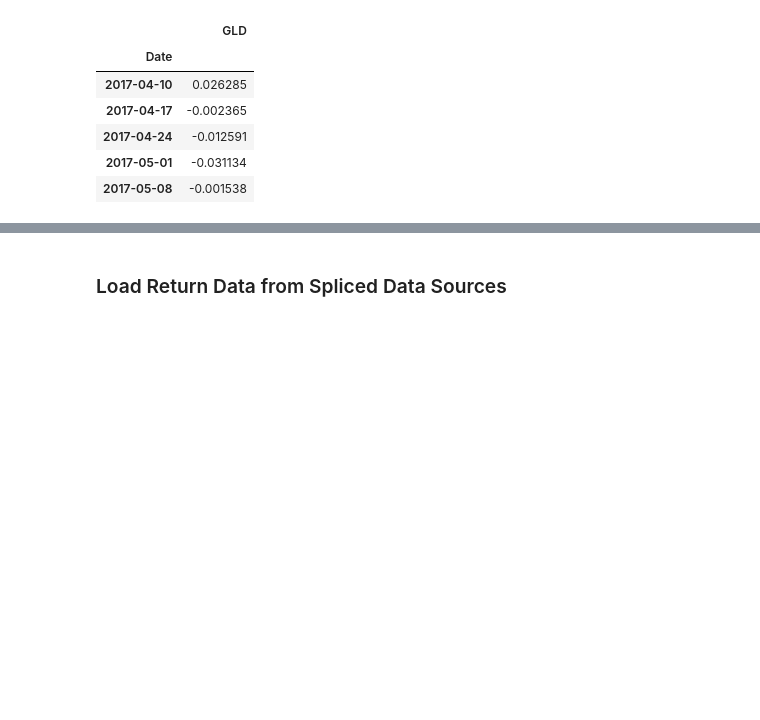
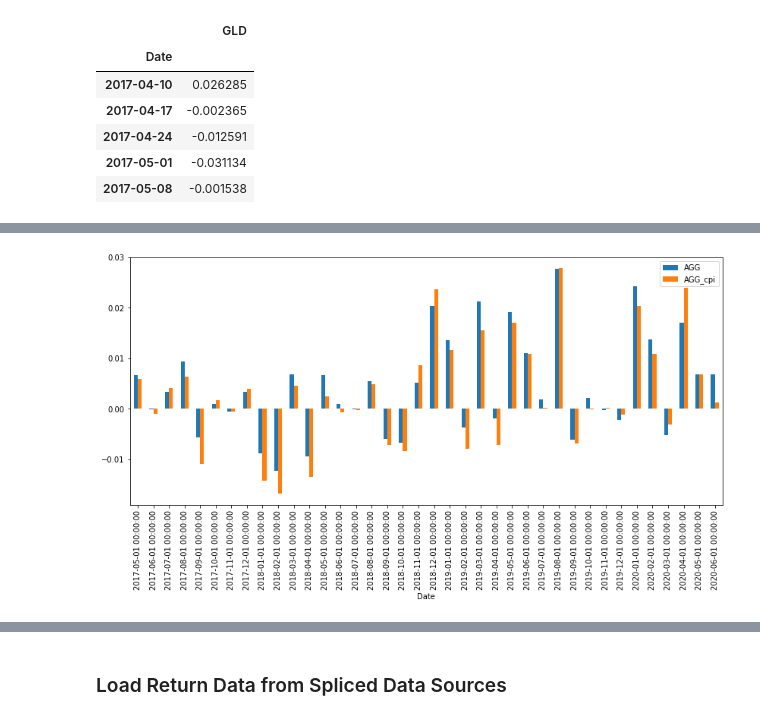
Before and after one commit to rickatx/rfpfolio, a Jupyter notebook: 00_core.ipynb, the cells around one changed output, grey strips where cells are left out. Cells and saved outputs as stored; diff of their text form; code cells hidden in the pictures; blank space fills up the shorter version.

Commit message:
feat: Add support for CPI adjustment

```diff
--- a/00_core.ipynb
+++ b/00_core.ipynb
@@ -92,18 +92,36 @@ class PriceSource:
             tik_dict = {tik:  self._load_adjusted_prices_single(tik, subdir) for tik in tickers}
             return pd.concat([tik_dict[tik] for tik in tickers], axis=1, join='inner')
 
-    def _load_period_returns_single(self, ticker, subdir=None):
+    def _load_period_returns_single(self, ticker, subdir=None, cpi_ticker=None):
         """Submethod of load_period_returns(). Load period returns from a single file.
 
         Args:
           - ticker: Filename, excluding '.csv' extension.
           - subdir: Subdirectory of root to load file from
+          - cpi_df: If not None, use CPI data to adjust prices to current. (col 'CPI', indexed by date)
         """
         subdir =  subdir if subdir is not None else self.subdir_default
         df = self._load_adjusted_prices_single(ticker, subdir)
+
+        if cpi_ticker is not None:
+            # Note: We choose to convert prices directly instead of using CPI % change for each period
+            # to avoid accumulating error from the % change operation.
+
+            cpi_df = self._load_adjusted_prices_single(cpi_ticker, subdir=subdir)
+
+            # Express prices in terms of most recent value of USD currency
+            cpi_current = cpi_df.iloc[-1, 0] # last row of first col -- most recent val for CPI
+
+            # join price data with CPI on date
+            df = df.join(cpi_df, how='inner')
+            # real price at time t in terms of current currency value (price_t * cpi_current / cpi_t)
+            real_price = df.iloc[:,0] * cpi_current / df.iloc[:,1]
+            # Indicate that this is CPI-adjusted price in the column name
+            df = real_price.to_frame(df.columns[0]+'_cpi')
+
         return df.pct_change().dropna()
 
-    def load_period_returns(self, spec, subdir=None):
+    def load_period_returns(self, spec, subdir=None, cpi_ticker=None):
         """Load period returns for an asset, or a specified temporal sequence of assets.
 
         Args:
@@ -111,6 +129,8 @@ class PriceSource:
               or SpliceSpec
             - subdir: subdirectory of root to load files from. Usual convention is to specify interval:
               'daily', 'weekly', 'monthly'
+            - cpi_ticker: If specified, load CPI data from the specified file, and make CPI
+              adjustments to the return data.
 
         Returns:
             - DataFrame of period returns for asset (or asset sequence) described by `spec`.
@@ -132,14 +152,14 @@ class PriceSource:
 
         subdir =  subdir if subdir is not None else self.subdir_default
         if isinstance(spec, str):
-            return self._load_period_returns_single(spec, subdir)
+            return self._load_period_returns_single(spec, subdir, cpi_ticker)
 
         else:
             assert isinstance(spec, SpliceSpec)
 
             # with start_list = [d0, d1, d2], resulting date intervals are [d0, d1), [d1, d2), [d2, ..)
             start_list = [x.start for x in spec.sequence]
-            df_seq = (self._load_period_returns_single(x.fname, subdir) for x in spec.sequence)
+            df_seq = (self._load_period_returns_single(x.fname, subdir, cpi_ticker) for x in spec.sequence)
 
             # ... start_list, start_list[1:]+[None] -- this produces desired date intervals
             sub_dfs = [df[date_selector(df, start, end)] for df, start, end in zip(df_seq, start_list, start_list[1:]+[None])]
@@ -150,20 +170,22 @@ class PriceSource:
 
             return pd.concat(sub_dfs)
 
-    def load_all_period_returns(self, asset_spec_list, subdir=None):
+    def load_all_period_returns(self, asset_spec_list, subdir=None, cpi_ticker=None):
         """Load period returns for multiple assets. Return a DataFrame with one column per asset.
 
         Args:
             - asset_spec_list: List of specifiers of asset price data to load. Each is a filename or SpliceSpec
             - subdir: subdirectory of root to find data. Usual convention is to specify interval:
             'daily', 'weekly', 'monthly'
+            - cpi_ticker: If specified, load CPI data from the specified file, and make CPI
+              adjustments to the return data.
 
         Returns:
             - DataFrame of period returns for each asset in `asset_spec_list`.
         """
         subdir =  subdir if subdir is not None else self.subdir_default
 
-        all_period_returns = [self.load_period_returns(spec, subdir) for spec in asset_spec_list]
+        all_period_returns = [self.load_period_returns(spec, subdir, cpi_ticker) for spec in asset_spec_list]
         return pd.concat(all_period_returns, axis=1, join='inner')
 # %%
 # Is this needed to show the doc for methods?
@@ -282,0 +347,6 @@ return_data.head()
+# %%
+unadj_ret['AGG_cpi'] = cpi_adj_ret.AGG_cpi
+# %%
+unadj_ret.plot(kind='bar', figsize=(14,6));
+# %% [output]
+[figure, added]
```
Also changed, not shown: parts of 14 cells of this notebook, 2 other files.
